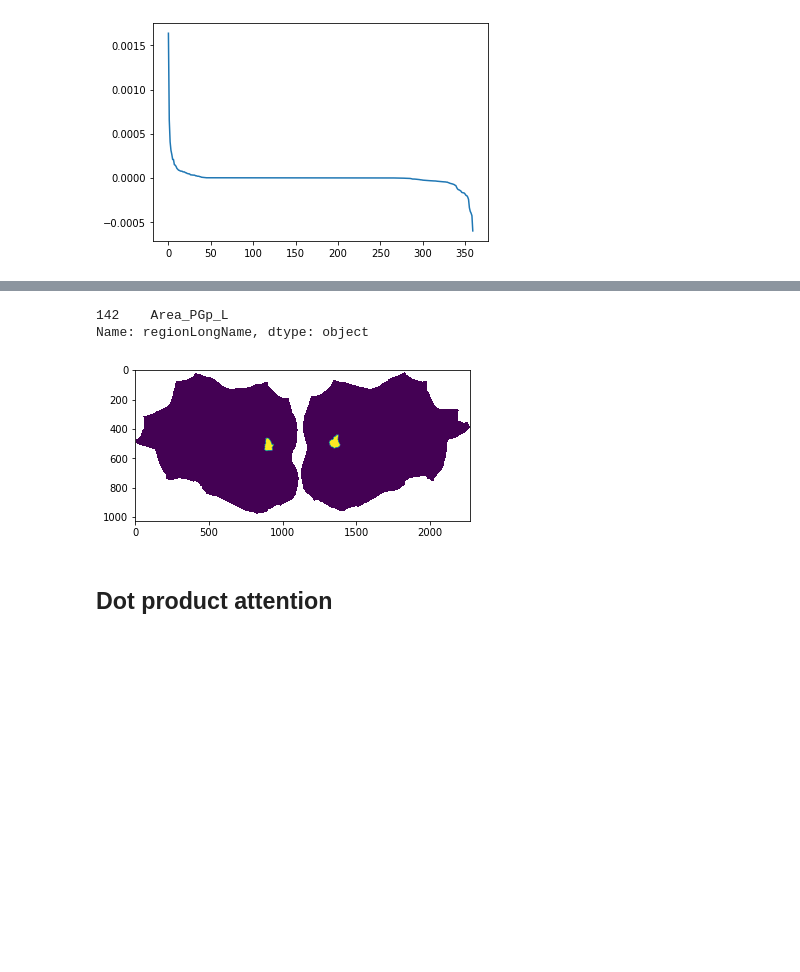
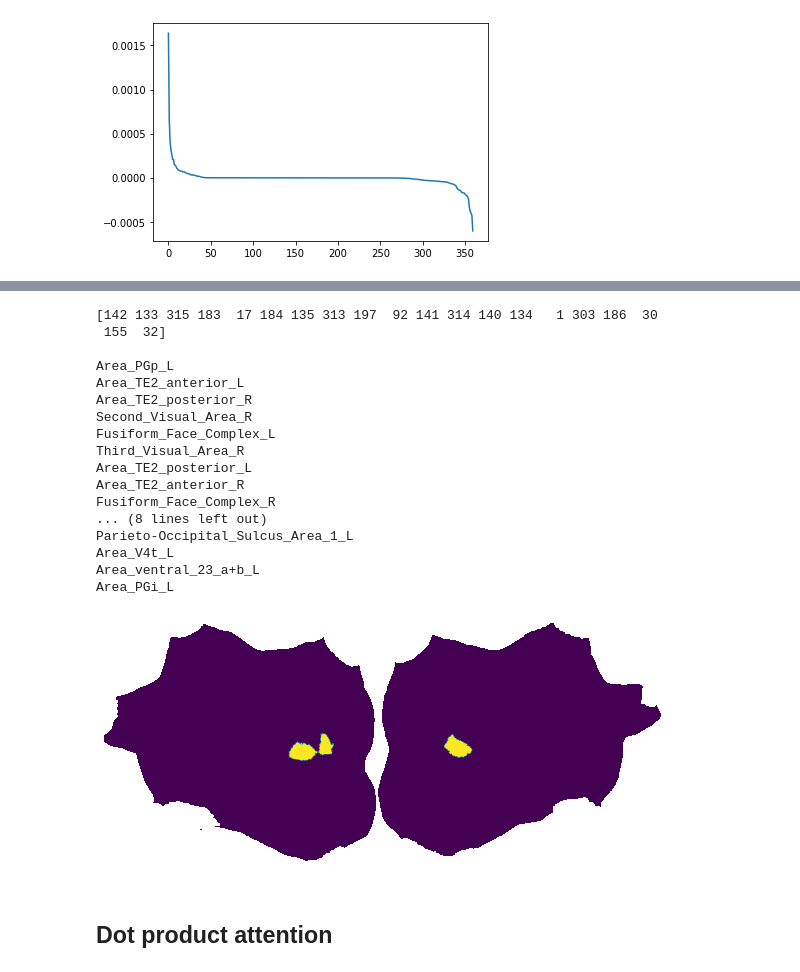
Before and after one commit to seang123/Masters-Thesis2, a Jupyter notebook: notebooks/attn_maps.ipynb, the cells around one changed output, grey strips where cells are left out. Cells and saved outputs as stored; diff of their text form; code cells hidden in the pictures; blank space fills up the shorter version.

```diff
--- a/notebooks/attn_maps.ipynb
+++ b/notebooks/attn_maps.ipynb
@@ -453,0 +437,24 @@ plt.show()
+# %%
+try:
+    X = np.mean(X, axis=(0,1))
+except Exception as e:
+    print(e)
+    pass
+
+h1 = X[:180]
+h2 = X[180:]
+
+h3 = np.stack((h1, h2))
+h3 = np.mean(h3, axis=0)
+
+h4 = np.concatenate([h3, h3])
+print(h4.shape, X.shape)
+
+plt.figure(figsize=(16,9))
+im, _ = get_flatmap(generate_plot(h4))
+plt.imshow(im)
+
+plt.axis('off')
+
+plt.title("Attention map averaged across all 8 subjects")
+plt.show()
@@ -705,20 +710,48 @@ KeyboardInterrupt:
 # %%
 
 # Dorsal_Transitional_Visual_Area_R - 321
 # Temporo-parieto-occipital-junction - 318, 319, 320
+sort_id = np.argsort(X)[::-1]
+print(sort_id[:20])
+print()
 
-roi = np.array([142])
+for i in sort_id[:20]:
+    print(idx_to_region(i)[0])
+
+
+roi = 149
+
+roi = np.array([roi])
 roi2 = roi - 180
 temp = np.zeros_like(X)
 temp[roi] = 1
 temp[roi2] = 1
-print(idx_to_region(roi)[0])
+temp[142] = 1
+# temp[roi2] = 1
+print(idx_to_region(roi[0])[0])
+plt.figure(figsize=(10,10))
 plt.imshow(get_flatmap(generate_plot(temp))[0], cmap='viridis')
+plt.axis('off')
 plt.show()
 # %% [output]
-142    Area_PGp_L
-Name: regionLongName, dtype: object
+[142 133 315 183  17 184 135 313 197  92 141 314 140 134   1 303 186  30
+ 155  32]
+
+Area_PGp_L
+Area_TE2_anterior_L
+Area_TE2_posterior_R
+Second_Visual_Area_R
+Fusiform_Face_Complex_L
+Third_Visual_Area_R
+Area_TE2_posterior_L
+Area_TE2_anterior_R
+Fusiform_Face_Complex_R
+... (8 lines left out)
+Parieto-Occipital_Sulcus_Area_1_L
+Area_V4t_L
+Area_ventral_23_a+b_L
+Area_PGi_L
-[figure, old version]
+[figure, new version]
 # %% [markdown]
 ## Dot product attention
 # %%
```
Also changed, not shown: parts of 13 cells of this notebook, 11 other files.
